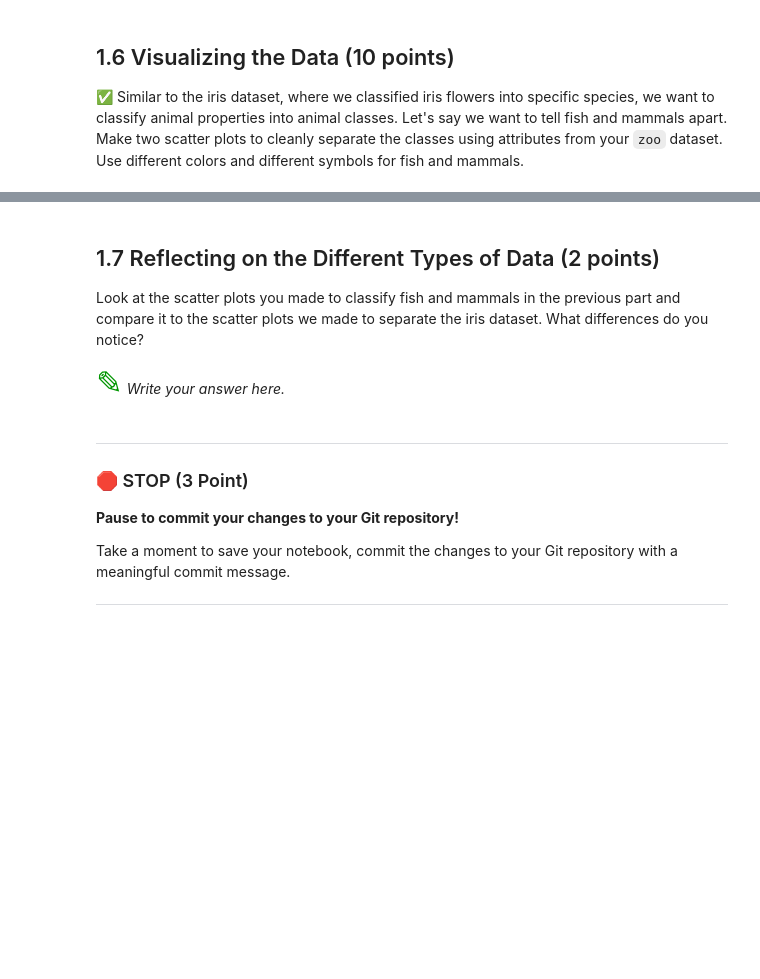
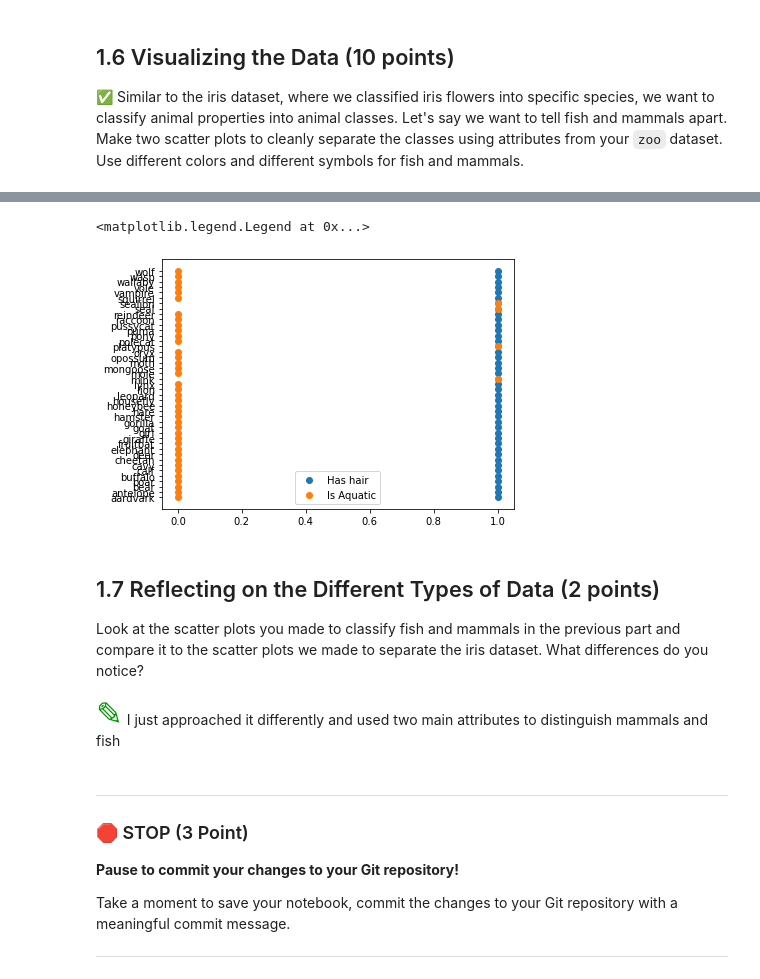
Before and after one commit to Sacco17/CMSE202-s23-turnitin, a Jupyter notebook: hw-02/HW-02_PandasAndObjects-STUDENT.ipynb, the cells around one changed output, grey strips where cells are left out. Saved outputs shown, nothing was run; the diff lists cells and outputs as text; code cells hidden in the pictures; blank space fills up the shorter version.

```diff
--- a/hw-02/HW-02_PandasAndObjects-STUDENT.ipynb
+++ b/hw-02/HW-02_PandasAndObjects-STUDENT.ipynb
@@ -100,9 +143,18 @@ Look back in the PCA/ICA and see how we used `groupby` to find the number of Iri
+# %%
+zoo_2 = zoo[zoo["hair"] == 1]
+plt.scatter(zoo_2["hair"],zoo_2["animal_name"])
+plt.scatter(zoo_2["aquatic"],zoo_2["animal_name"], )
+plt.tight_layout()
+plt.legend(["Has hair","Is Aquatic"])
+# %% [output]
+<matplotlib.legend.Legend at 0x...>
+[figure, added]
 # %% [markdown]
 ## 1.7 Reflecting on the Different Types of Data (2 points)
 
 Look at the scatter plots you made to classify fish and mammals in the previous part and compare it to the scatter plots we made to separate the iris dataset. What differences do you notice?
 # %% [markdown]
-<font size=6 color="#009600">&#9998;</font> *Write your answer here.*
+<font size=6 color="#009600">&#9998;</font> I just approached it differently and used two main attributes to distinguish mammals and fish
 # %% [markdown]
 ---
 ### &#128721; STOP (3 Point)
```
Also changed, not shown: parts of 20 cells of this notebook, 9 other files.
